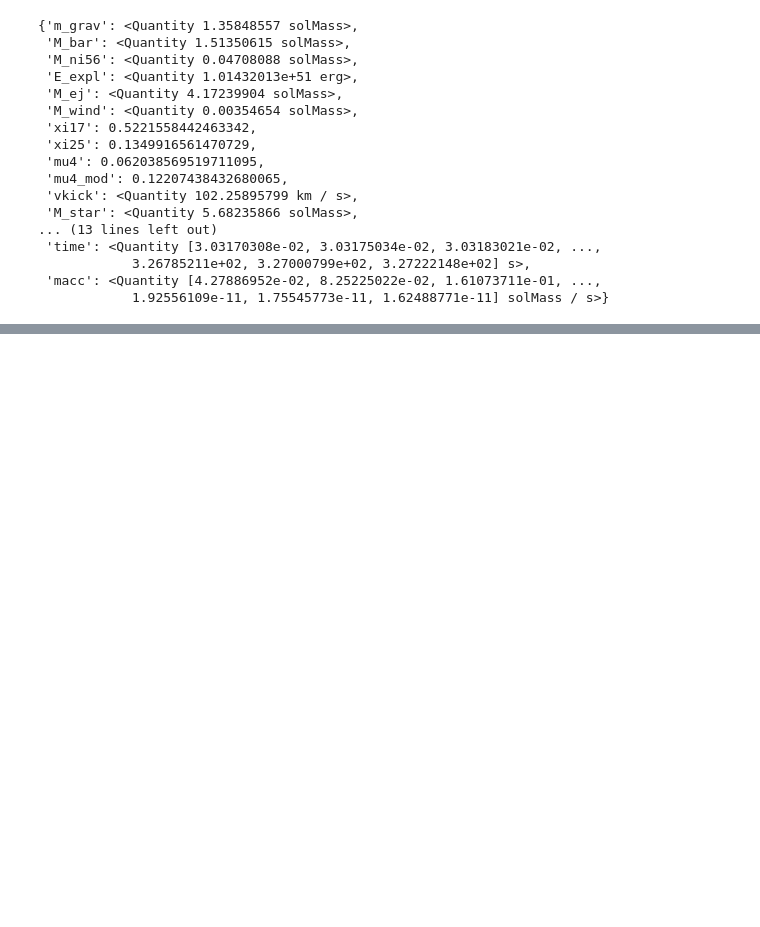
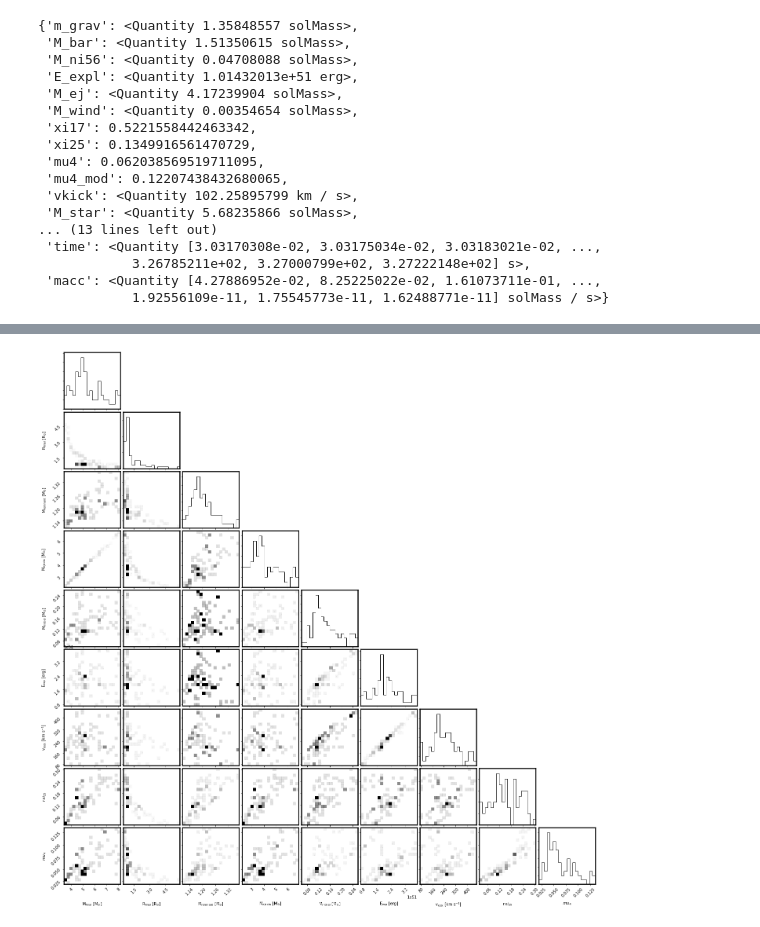
Before and after one commit to jantoniadis/analytic_explosions, a Jupyter notebook: analytic_explosions.ipynb, the cells around one changed output, grey strips where cells are left out. Saved outputs shown, nothing was run; the diff lists cells and outputs as text; code cells hidden in the pictures; blank space fills up the shorter version.

```diff
--- a/analytic_explosions.ipynb
+++ b/analytic_explosions.ipynb
@@ -720,0 +724,12 @@ plt.savefig('../light_curves.pdf')
+# %%
+import corner
+
+data = np.array([mfinal,rfinal,m_grav,M_ej,ni56,E_exp,vkick,xi25,mu4])
+
+labels=[r"M$_{\rm final}$ [M$_{\odot}$]", r"R$_{\rm final}$ [R$_{\odot}$]",
+        r"M$_{\rm remnant}$ [M$_{\odot}$]", r"M$_{\rm ejecta}$ [M$_{\odot}$]",
+       r"M$_{\rm nickel}$ [M$_{\odot}$]",r"E$_{\rm exp}$ [erg]",
+       r"v$_{\rm kick}$ [km s$^{-1}$]", "r${\/xi}_{25}$",r"$mu_4$"]
+
+figure = corner.corner(data.T,labels=labels,plot_contours=False,plot_datapoints=True,plot_density=True,fontsize=30)
+# %% [output]
@@ -720,0 +753 @@ plt.savefig('../light_curves.pdf')
+[figure, added]
```
Also changed, not shown: parts of 6 cells of this notebook.
